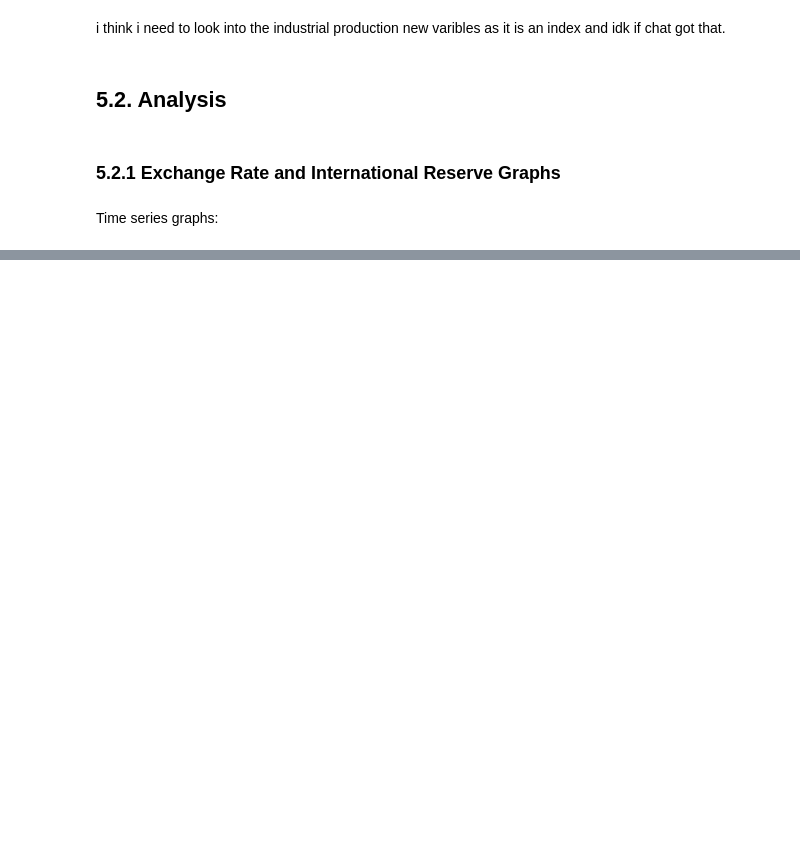
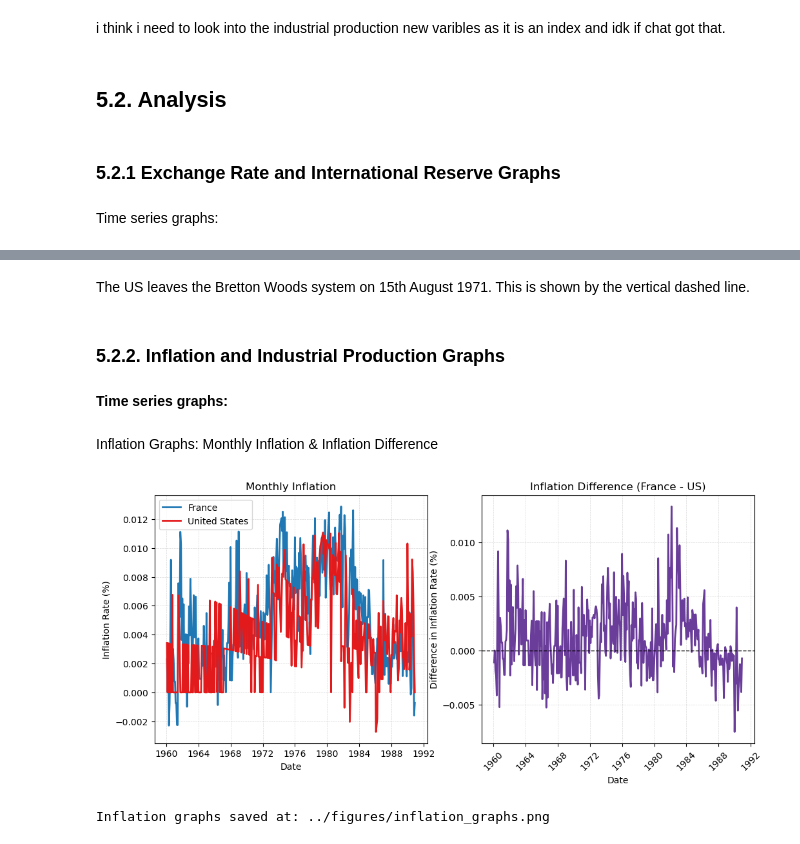
Before and after one commit to rachel-andrsn/Macro, a Jupyter notebook: code/coursework.ipynb, the cells around one changed output, grey strips where cells are left out. Cells and saved outputs as stored; diff of their text form; code cells hidden in the pictures; blank space fills up the shorter version.

```diff
--- a/code/coursework.ipynb
+++ b/code/coursework.ipynb
@@ -239,0 +312,48 @@ plt.show()
+# %% [markdown]
+The US leaves the Bretton Woods system on 15th August 1971. This is shown by the vertical dashed line.
+# %% [markdown]
+### 5.2.2. Inflation and Industrial Production Graphs
+# %% [markdown]
+**Time series graphs:**
+# %% [markdown]
+Inflation Graphs: Monthly Inflation & Inflation Difference
+# %%
+import matplotlib.pyplot as plt
+
+# Define colorblind-friendly colors
+colors = ["#1f78b4", "#e31a1c", "#6a3d9a"]  # Blue (France), Red (US), Purple (Difference)
+
+# Create figure with 2 subplots (side by side)
+fig, axes = plt.subplots(1, 2, figsize=(12, 5), sharex=True)
+
+# 1. Monthly Inflation (France vs. US)
+axes[0].plot(df["Date"], df["France_Inflation"], label="France", color=colors[0], linewidth=2)
+axes[0].plot(df["Date"], df["US_Inflation"], label="United States", color=colors[1], linewidth=2)
+axes[0].set_title("Monthly Inflation")
+axes[0].set_xlabel("Date")
+axes[0].set_ylabel("Inflation Rate (%)")
+axes[0].legend()
+axes[0].grid(True, linestyle="--", linewidth=0.5, color="gray", alpha=0.3)
+
+# 2. Inflation Difference (France - US)
+axes[1].plot(df["Date"], df["France_Inflation"] - df["US_Inflation"], label="France - US", color=colors[2], linewidth=2)
+axes[1].set_title("Inflation Difference (France - US)")
+axes[1].set_xlabel("Date")
+axes[1].set_ylabel("Difference in Inflation Rate (%)")
+axes[1].axhline(y=0, color="black", linestyle="--", linewidth=1)
+axes[1].grid(True, linestyle="--", linewidth=0.5, color="gray", alpha=0.3)
+
+# Rotate x-axis labels for readability
+plt.xticks(rotation=45)
+
+# Save the figure
+output_path = "../figures/inflation_graphs.png"
+plt.savefig(output_path, dpi=300, bbox_inches="tight")
+
+# Show the plot
+plt.show()
+
+print(f"Inflation graphs saved at: {output_path}")
+# %% [output]
+[figure, added]
+Inflation graphs saved at: ../figures/inflation_graphs.png
```
Also changed, not shown: parts of 19 cells of this notebook, 13 other files.
